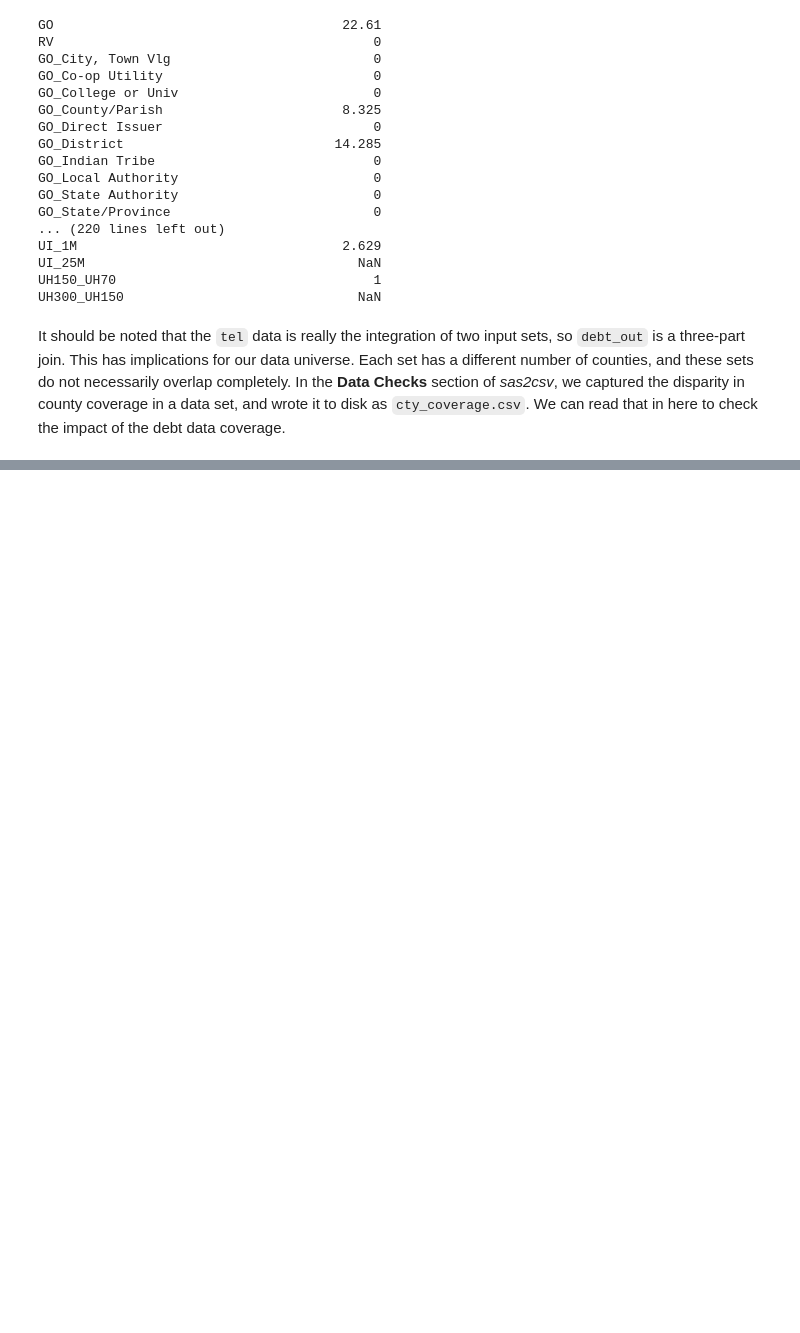
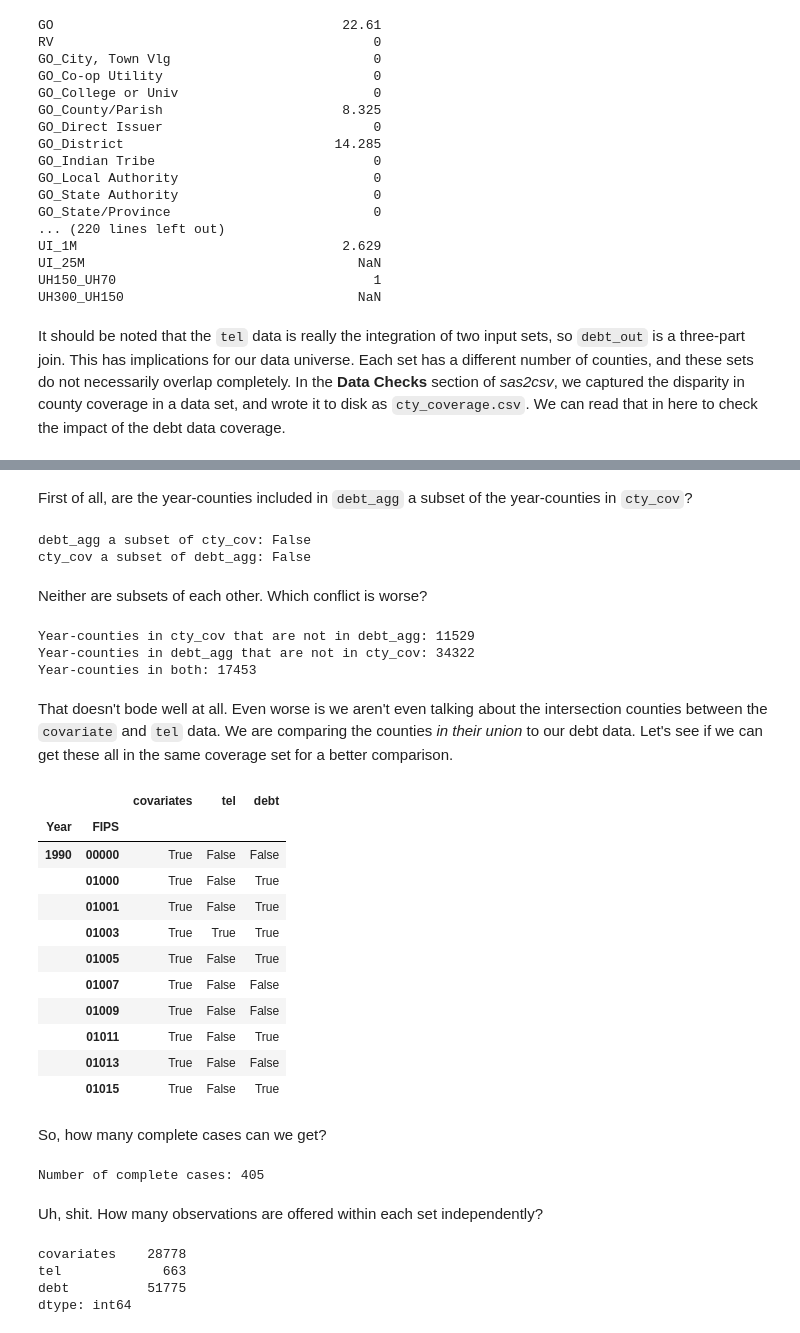
Before and after one commit to choct155/TELs_debt, a Jupyter notebook: code/DebtDataSeries.ipynb, the cells around one changed output, grey strips where cells are left out. Cells and saved outputs as stored; diff of their text form; code cells hidden in the pictures; blank space fills up the shorter version.

Commit message:
Identified a severe shortage of observations in the TEL data

```diff
--- a/code/DebtDataSeries.ipynb
+++ b/code/DebtDataSeries.ipynb
@@ -792,0 +791,8 @@ It should be noted that the `tel` data is really the integration of two input se
+# %%
+#Read in data
+cty_cov=pd.read_csv('../data/cty_coverage.csv',dtype={'FIPS':str})
+
+#Set index
+cty_cov.set_index(['Year','FIPS'],inplace=True)
+
+cty_cov.head()
@@ -792,0 +807,64 @@ It should be noted that the `tel` data is really the integration of two input se
+# %% [markdown]
+First of all, are the year-counties included in `debt_agg` a subset of the year-counties in `cty_cov`?
+# %%
+print 'debt_agg a subset of cty_cov:',set(debt_agg.index).issubset(set(cty_cov.index))
+print 'cty_cov a subset of debt_agg:',set(cty_cov.index).issubset(set(debt_agg.index))
+# %% [output]
+debt_agg a subset of cty_cov: False
+cty_cov a subset of debt_agg: False
+# %% [markdown]
+Neither are subsets of each other.  Which conflict is worse?
+# %%
+print 'Year-counties in cty_cov that are not in debt_agg:',len(set(cty_cov.ix[1990:].index)-set(debt_agg.index))
+print 'Year-counties in debt_agg that are not in cty_cov:',len(set(debt_agg.ix[1990:].index)-set(cty_cov.index))
+print 'Year-counties in both:',len(set(debt_agg.ix[1990:].index) & set(cty_cov.index))
+# %% [output]
+Year-counties in cty_cov that are not in debt_agg: 11529
+Year-counties in debt_agg that are not in cty_cov: 34322
+Year-counties in both: 17453
+# %% [markdown]
+That doesn't bode well at all.  Even worse is we aren't even talking about the intersection counties between the `covariate` and `tel` data.  We are comparing the counties *in their union* to our debt data.  Let's see if we can get these all in the same coverage set for a better comparison.
+# %%
+#Add debt data coverage variable
+cty_cov['debt']=[idx in debt_agg.index for idx in cty_cov.index]
+
+#Create addendum that captures debt_agg cty-yrs not in cty_cov
+cty_cov_add=cty_cov.reindex(sorted(set(debt_agg.ix[1990:].index)-set(cty_cov.index)))
+
+#Set values (we know because this is the debt set that does not overlap with the union of cty_cov)
+cty_cov_add['covariates']=False
+cty_cov_add['tel']=False
+cty_cov_add['debt']=True
+
+#Concatenate the sets together
+cty_cov_debt=pd.concat([cty_cov,cty_cov_add]).sortlevel(0)
+
+cty_cov_debt.head(10)
+# %% [output]
+|  |  | covariates | tel | debt |
+| Year | FIPS |  |  |  |
+| 1990 | 00000 | True | False | False |
+|  | 01000 | True | False | True |
+|  | 01001 | True | False | True |
+|  | 01003 | True | True | True |
+|  | 01005 | True | False | True |
+|  | 01007 | True | False | False |
+|  | 01009 | True | False | False |
+|  | 01011 | True | False | True |
+|  | 01013 | True | False | False |
+|  | 01015 | True | False | True |
+# %% [markdown]
+So, how many complete cases can we get?
+# %%
+print 'Number of complete cases:',len(cty_cov_debt[(cty_cov_debt==True).all(axis=1)])
+# %% [output]
+Number of complete cases: 405
+# %% [markdown]
+Uh, shit.  How many observations are offered within each set independently?
+# %%
+cty_cov_debt.sum()
+# %% [output]
+covariates    28778
+tel             663
+debt          51775
+dtype: int64
```
Also changed, not shown: parts of 4 cells of this notebook.
